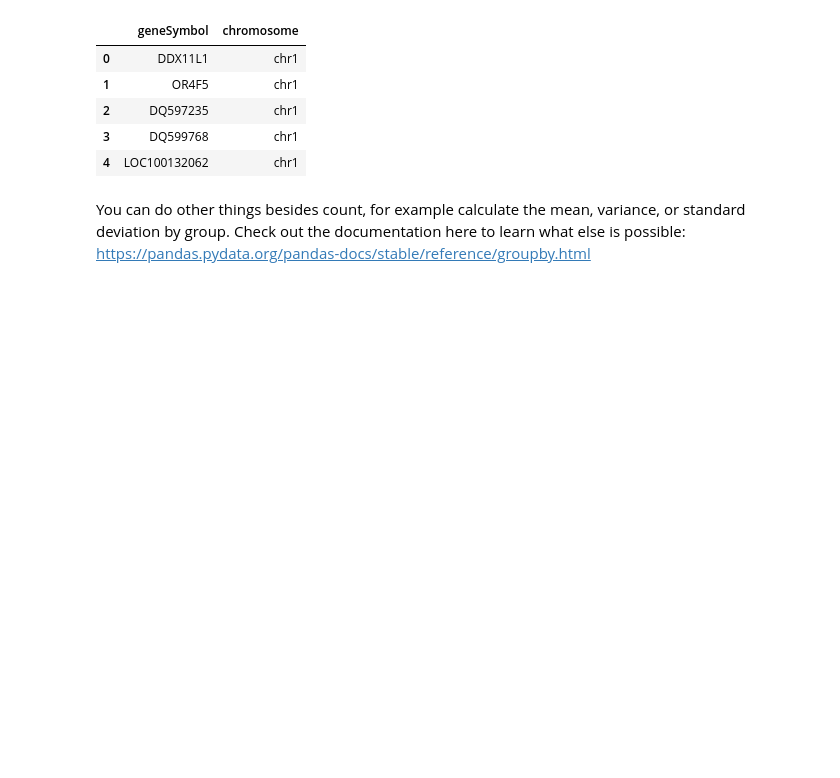
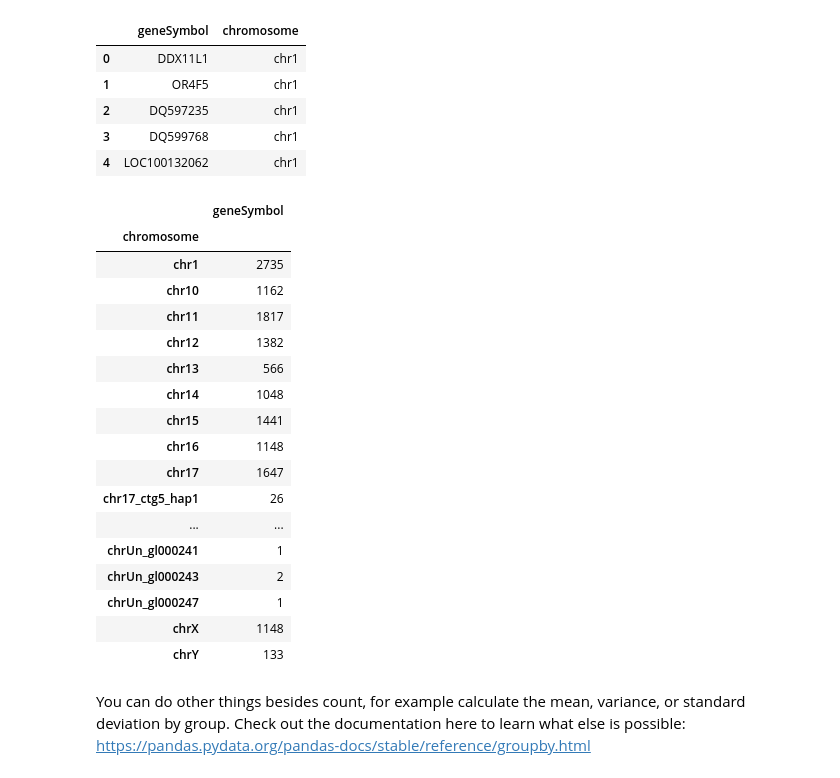
Before and after one commit to ekofman/CMM262Plan, a Jupyter notebook: Day1/Intro to Pandas.ipynb, the cells around one changed output. Cells and saved outputs as stored; diff of their text form; code cells hidden in the pictures; blank space fills up the shorter version.

```diff
--- a/Day1/Intro to Pandas.ipynb
+++ b/Day1/Intro to Pandas.ipynb
@@ -248,6 +323,27 @@ gene_chrom_table.head()
 | 2 | DQ597235 | chr1 |
 | 3 | DQ599768 | chr1 |
 | 4 | LOC100132062 | chr1 |
+# %%
+gene_chrom_table.groupby('chromosome').count()
+# %% [output]
+|  | geneSymbol |
+| chromosome |  |
+| chr1 | 2735 |
+| chr10 | 1162 |
+| chr11 | 1817 |
+| chr12 | 1382 |
+| chr13 | 566 |
+| chr14 | 1048 |
+| chr15 | 1441 |
+| chr16 | 1148 |
+| chr17 | 1647 |
+| chr17_ctg5_hap1 | 26 |
+| ... | ... |
+| chrUn_gl000241 | 1 |
+| chrUn_gl000243 | 2 |
+| chrUn_gl000247 | 1 |
+| chrX | 1148 |
+| chrY | 133 |
 # %%
 gene_count_by_chromosome = gene_chrom_table.groupby('chromosome').count()
 # %% [markdown]
```
Also changed, not shown: parts of 20 cells of this notebook, 2 other files.
